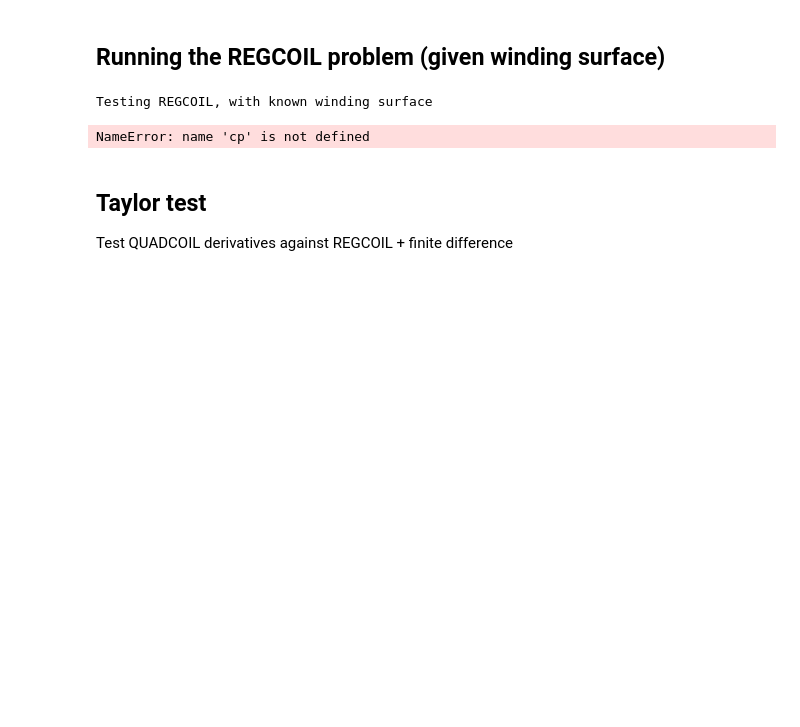
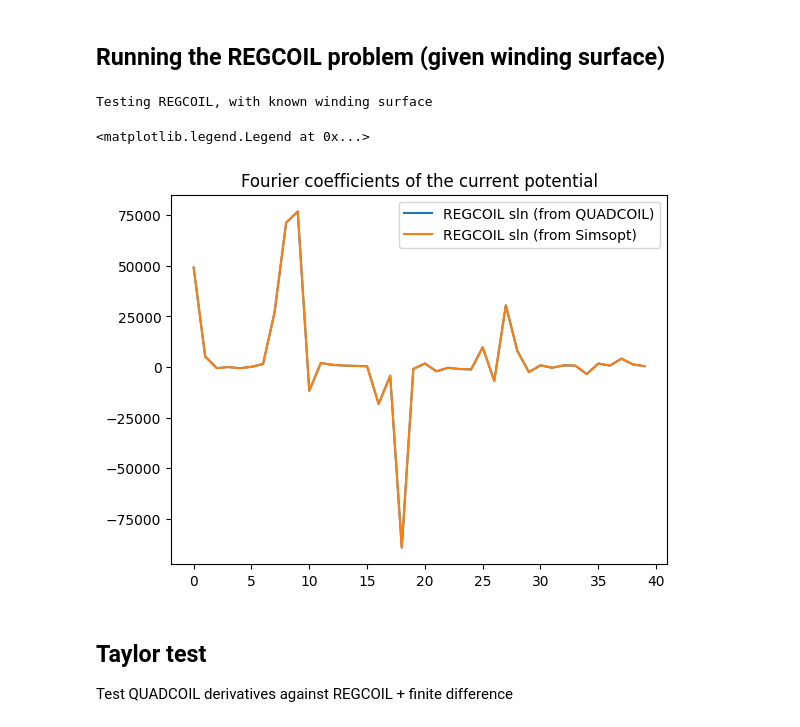
Before and after one commit to lankef/quadcoil, a Jupyter notebook: examples/regcoil.ipynb, the cells around one changed output. Saved outputs shown, nothing was run; the diff lists cells and outputs as text; code cells hidden in the pictures; blank space fills up the shorter version.

```diff
--- a/examples/regcoil.ipynb
+++ b/examples/regcoil.ipynb
@@ -110,14 +110,20 @@ regcoil2_out_dict, regcoil2_qp, regcoil2_phi_mn, _ = quadcoil(
 Testing REGCOIL, with known winding surface
 # %%
 # Comparing with REGCOIL
+cp = CurrentPotentialFourier(
+    winding_surface, mpol=4, ntor=4,
+    net_poloidal_current_amperes=11884578.094260072,
+    net_toroidal_current_amperes=0,
+    stellsym=True)
 cpst = CurrentPotentialSolve(cp, plasma_surface, jnp.zeros(1024))
 regcoil2_phi_mn_ans, regcoil2_f_B_ans, regcoil2_f_K_ans = cpst.solve_tikhonov(lam=0.01)
 plt.title('Fourier coefficients of the current potential')
 plt.plot(regcoil1_phi_mn, label='REGCOIL sln (from QUADCOIL)')
 plt.plot(regcoil1_phi_mn_ans, label='REGCOIL sln (from Simsopt) ')
 plt.legend()
 # %% [output]
-NameError: name 'cp' is not defined
+<matplotlib.legend.Legend at 0x...>
+[figure, added]
 # %% [markdown]
 ## Taylor test
 Test QUADCOIL derivatives against REGCOIL + finite difference
```
Also changed, not shown: parts of 4 cells of this notebook, 23 other files.
